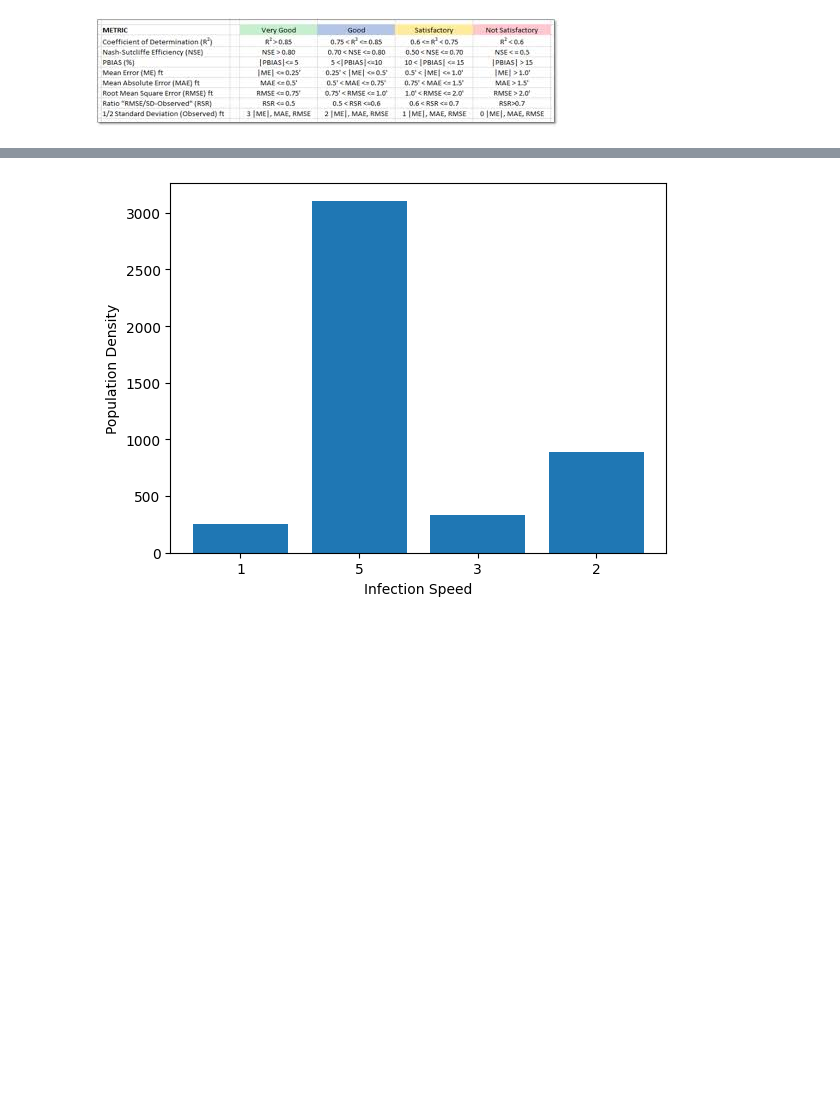
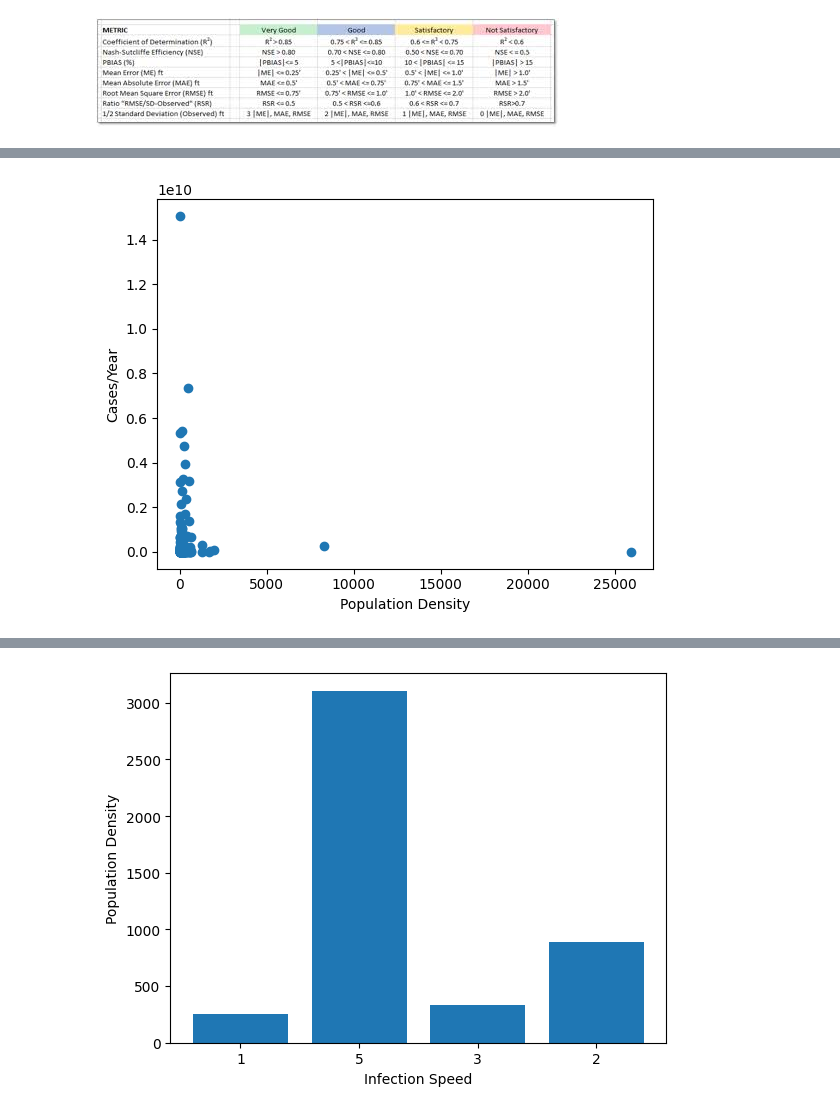
Before and after one commit to lily-the-real-lilly/first, a Jupyter notebook: CovidResearch.ipynb, the cells around one changed output, grey strips where cells are left out. Saved outputs shown, nothing was run; the diff lists cells and outputs as text; code cells hidden in the pictures; blank space fills up the shorter version.

```diff
--- a/CovidResearch.ipynb
+++ b/CovidResearch.ipynb
@@ -576,0 +475,8 @@ plt.show()
+# %%
+LRsort = LRdroplat.sort_values(by='Place')
+LRindexed = LRsort.reset_index()
+LRdropindex = LRindexed.drop(['index'], axis =1)
+#LRdata.iloc[59:70] #59
+#LRdata[LRdata['Country/Region'] == 'Tajikistan']
+LRnodata = LRdropindex.drop([190,195])
+LRdata = LRnodata.reset_index()
@@ -675,0 +700,9 @@ pred = model.predict(X_test)
+# %%
+x = LRdata['Country People/Sq Km']
+y = LRdata['Slope between 2020 and 2022']
+plt.scatter(x,y)
+plt.xlabel('Population Density')
+plt.ylabel('Cases/Year')
+plt.show()
+# %% [output]
+[figure, added]
```
Also changed, not shown: parts of 42 cells of this notebook.
